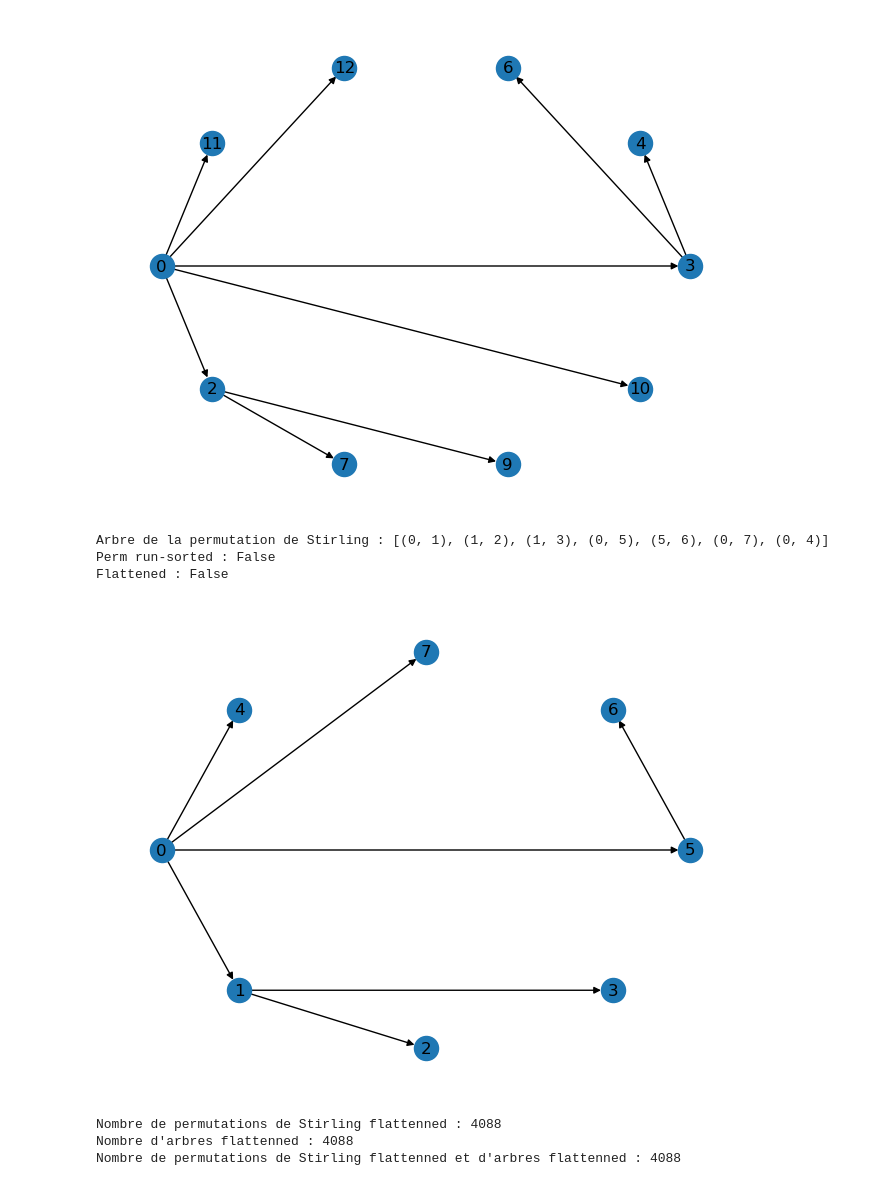
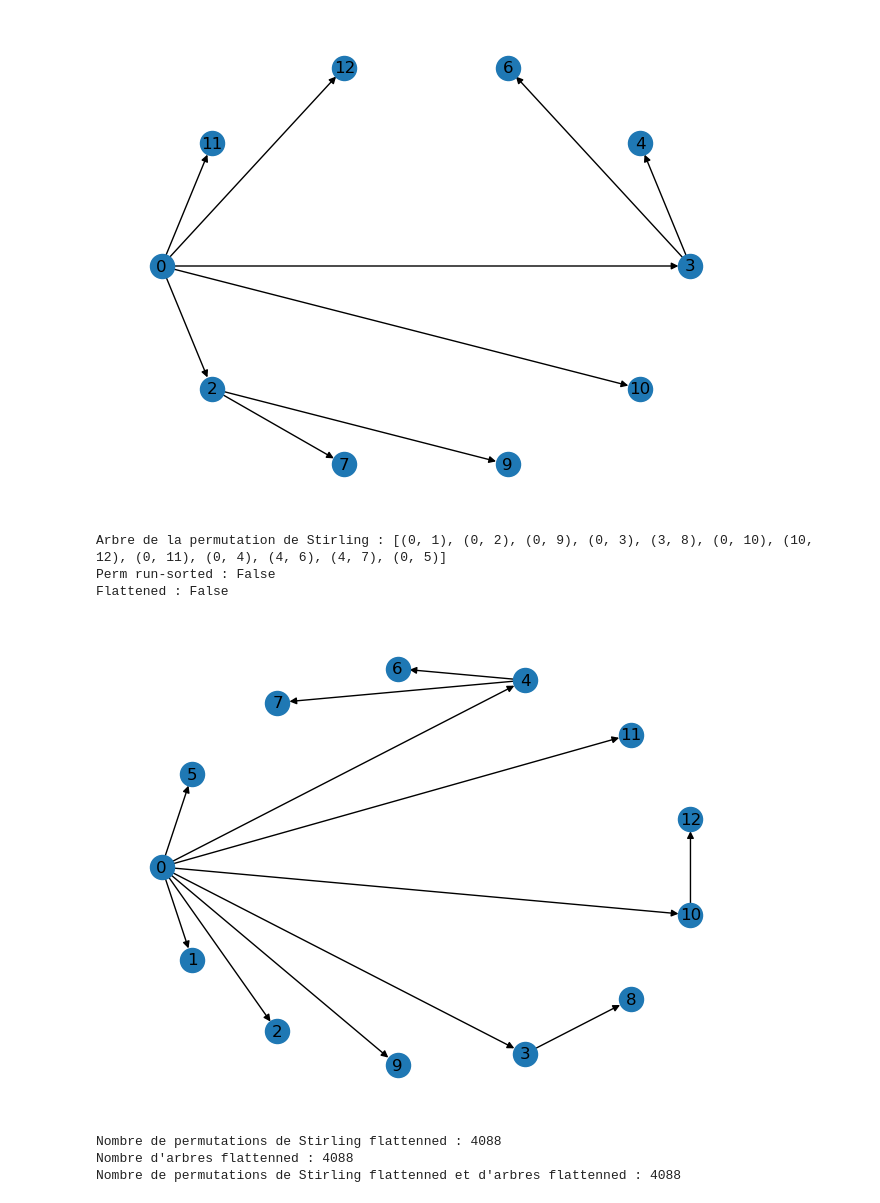
Before and after one commit to Romain-Gerard/algo, a Jupyter notebook: combinatoire_bases.ipynb, the cells around one changed output. Saved outputs shown, nothing was run; the diff lists cells and outputs as text; code cells hidden in the pictures.

```diff
--- a/combinatoire_bases.ipynb
+++ b/combinatoire_bases.ipynb
@@ -1256,29 +1211,3 @@ nx.draw_shell(G, with_labels=True)
 Partition Merging-Free : [[1, 2, 3, 5, 6], [4]]
 Permutation de Stirling : [1, 1, 2, 2, 3, 3, 4, 5, 5, 6, 6, 4]
 [figure]
-# %%
-# Exemple
-n = 6
-A = list(range(1, n + 1))
-parts_A = partitionne_bell(A)
-parts_B = get_all_parts_B_from_A(parts_A)
-parts_B_merge_free = [part for part in parts_B if is_merge_free(part)]
-permutations = [get_flattened_stirling_permutations(part) for part in parts_B_merge_free]
-
-unique_permutations = []
-for i in range(len(permutations)):
-    print("Partition", parts_B_merge_free[i], "\nPermutation de Stirling", permutations[i] )
-    # Créer un arbre non dirigé
-    G = nx.Graph()
-    G.add_edges_from(get_tree_from_stir_perm(permutations[i]))
-    # Compter les feuilles (nœuds de degré 1, sauf la racine si elle n'a qu'un enfant)
-    leaves = [node for node in G.nodes() if G.degree(node) == 1]
-    # Afficher le nombre de feuilles
-    print("Nombre de feuilles :", len(leaves))
-    print (count_leaves_on_stir_perm(permutations[i]))
-
-    if permutations[i] not in unique_permutations:
-        unique_permutations.append(permutations[i])
-
-print("Nombre de partitions de type B merge-free :", len(parts_B_merge_free))
-print(f"Nombre de permutations de Stirling uniques : {len(unique_permutations)}")
@@ -1303,15 +1214,2 @@ Nombre de permutations de Stirling uniques : 648
 # %% [markdown]
 Trees Flattened stirling permutations
-# %%
-# Exemple
-n = 6
-permutations = generate_stirling_permutations_rec(n)
-
-count = 0
-for i in range(len(permutations)):
-    print(i)
-    print("Permutation de Stirling", permutations[i] )
-    print("Flattened :", is_run_sorted(permutations[i]))
-    if is_run_sorted(permutations[i]):
-        count += 1
-print(f"Nombre de flattened stirling permutations pour n = {n} : {count}")
@@ -1386,36 +1266,36 @@ def is_flattened_stirling_tree(tree):
                 if children_node[i] > children_node[i + 1]:
                     return False
 
     # Si une feuille est basse,
     # alors elle doit être supérieure au noeud le plus proche à sa gauche.
     for i in range(1, len(parents)):
         if children[i] in low_leaves:
             # Trouver le noeud parent le plus proche à gauche
             if not len(parents[:i][np.where(parents[:i] != 0)]) == 0:
                 parent_left = max(parents[:i][np.where(parents[:i] != 0)])
             else:
                 parent_left = 0
             if children[i] < parent_left:
                 return False
 
     return True
 
 # Exemple
 perm = [2, 7, 7, 9, 9, 2, 14, 14, 13, 13, 3, 4, 4, 6, 6, 3, 12, 12, 11, 11]
-perm = [1, 1, 2, 2, 9, 9, 3, 8, 8, 3, 10, 12, 12, 10, 10, 11, 11, 4, 6, 6, 7, 7, 4, 5, 5, ]
+perm = [1, 1, 2, 2, 9, 9, 3, 8, 8, 3, 10, 12, 12, 10, 11, 11, 4, 6, 6, 7, 7, 4, 5, 5, ]
 
 tree = get_tree_from_stir_perm(perm)
 print("Arbre de la permutation de Stirling :", tree)
 print("Perm run-sorted :", is_run_sorted(perm))
 print("Flattened :", is_flattened_stirling_tree(tree))
 G = nx.DiGraph()
 G.add_edges_from(tree)
 nx.draw_shell(G, with_labels=True)
 # %% [output]
-Arbre de la permutation de Stirling : [(0, 1), (1, 2), (1, 3), (0, 5), (5, 6), (0, 7), (0, 4)]
+Arbre de la permutation de Stirling : [(0, 1), (0, 2), (0, 9), (0, 3), (3, 8), (0, 10), (10, 12), (0, 11), (0, 4), (4, 6), (4, 7), (0, 5)]
 Perm run-sorted : False
 Flattened : False
-[figure, old version]
+[figure, new version]
 # %%
 n = 7
 permutations = generate_stirling_permutations_rec(n)
```
Also changed, not shown: parts of 4 cells of this notebook.
